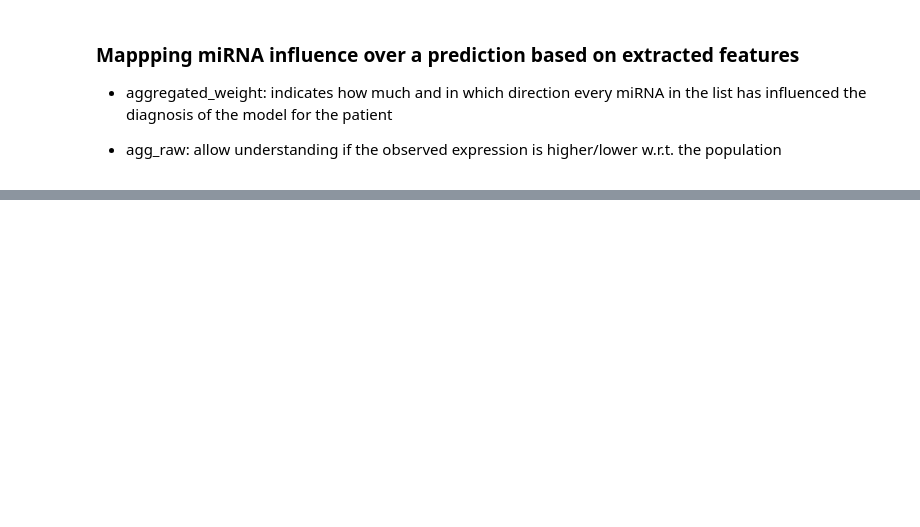
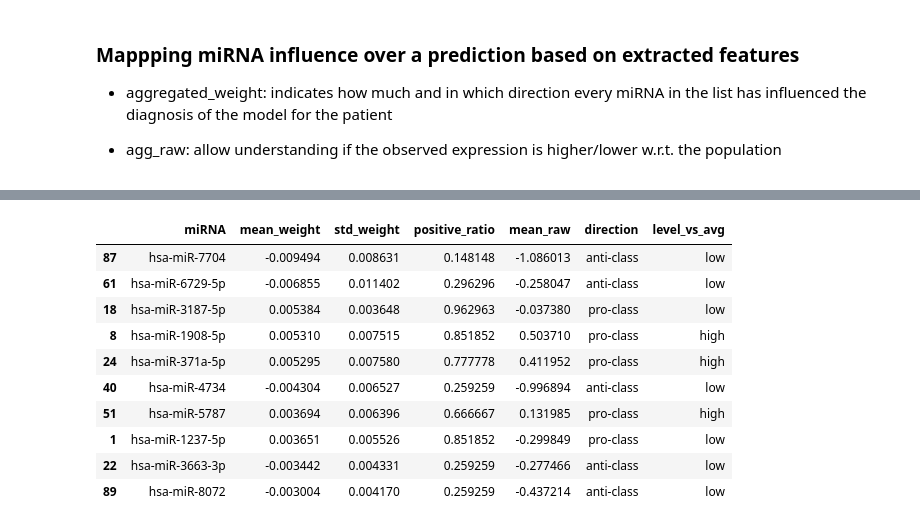
Before and after one commit to ematanzi/miRNA-to-Feature-Correlation, a Jupyter notebook: explaining_classifications.ipynb, the cells around one changed output, grey strips where cells are left out. Cells and saved outputs as stored; diff of their text form; code cells hidden in the pictures; blank space fills up the shorter version.

```diff
--- a/explaining_classifications.ipynb
+++ b/explaining_classifications.ipynb
@@ -838,0 +956,25 @@ print(mirna_detailed.head(10))
+# %%
+summary_nc = aggregate_mirna_for_class(
+    target_class="NC",
+    X_test=X_test,
+    y_test=y_test,
+    shap_values=shap_values,
+    feature_names=feature_names,
+    best_model=best_model,
+    mapping_df=mapping_df,
+    top_k_feat_per_mirna=0
+)
+
+summary_nc.head(10)
+# %% [output]
+|  | miRNA | mean_weight | std_weight | positive_ratio | mean_raw | direction | level_vs_avg |
+| 87 | hsa-miR-7704 | -0.009494 | 0.008631 | 0.148148 | -1.086013 | anti‑class | low |
+| 61 | hsa-miR-6729-5p | -0.006855 | 0.011402 | 0.296296 | -0.258047 | anti‑class | low |
+| 18 | hsa-miR-3187-5p | 0.005384 | 0.003648 | 0.962963 | -0.037380 | pro‑class | low |
+| 8 | hsa-miR-1908-5p | 0.005310 | 0.007515 | 0.851852 | 0.503710 | pro‑class | high |
+| 24 | hsa-miR-371a-5p | 0.005295 | 0.007580 | 0.777778 | 0.411952 | pro‑class | high |
+| 40 | hsa-miR-4734 | -0.004304 | 0.006527 | 0.259259 | -0.996894 | anti‑class | low |
+| 51 | hsa-miR-5787 | 0.003694 | 0.006396 | 0.666667 | 0.131985 | pro‑class | high |
+| 1 | hsa-miR-1237-5p | 0.003651 | 0.005526 | 0.851852 | -0.299849 | pro‑class | low |
+| 22 | hsa-miR-3663-3p | -0.003442 | 0.004331 | 0.259259 | -0.277466 | anti‑class | low |
+| 89 | hsa-miR-8072 | -0.003004 | 0.004170 | 0.259259 | -0.437214 | anti‑class | low |
```
Also changed, not shown: parts of 15 cells of this notebook.
